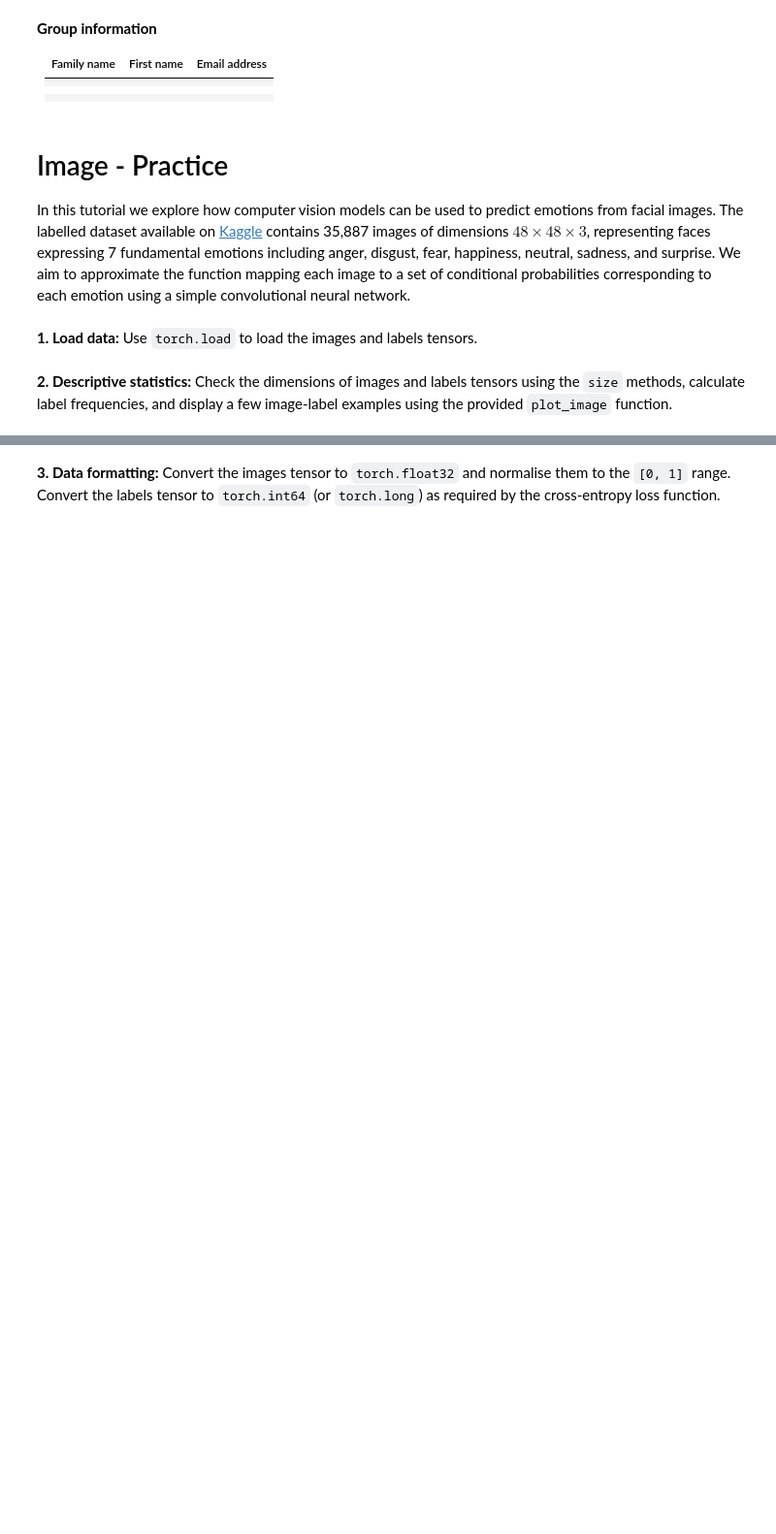
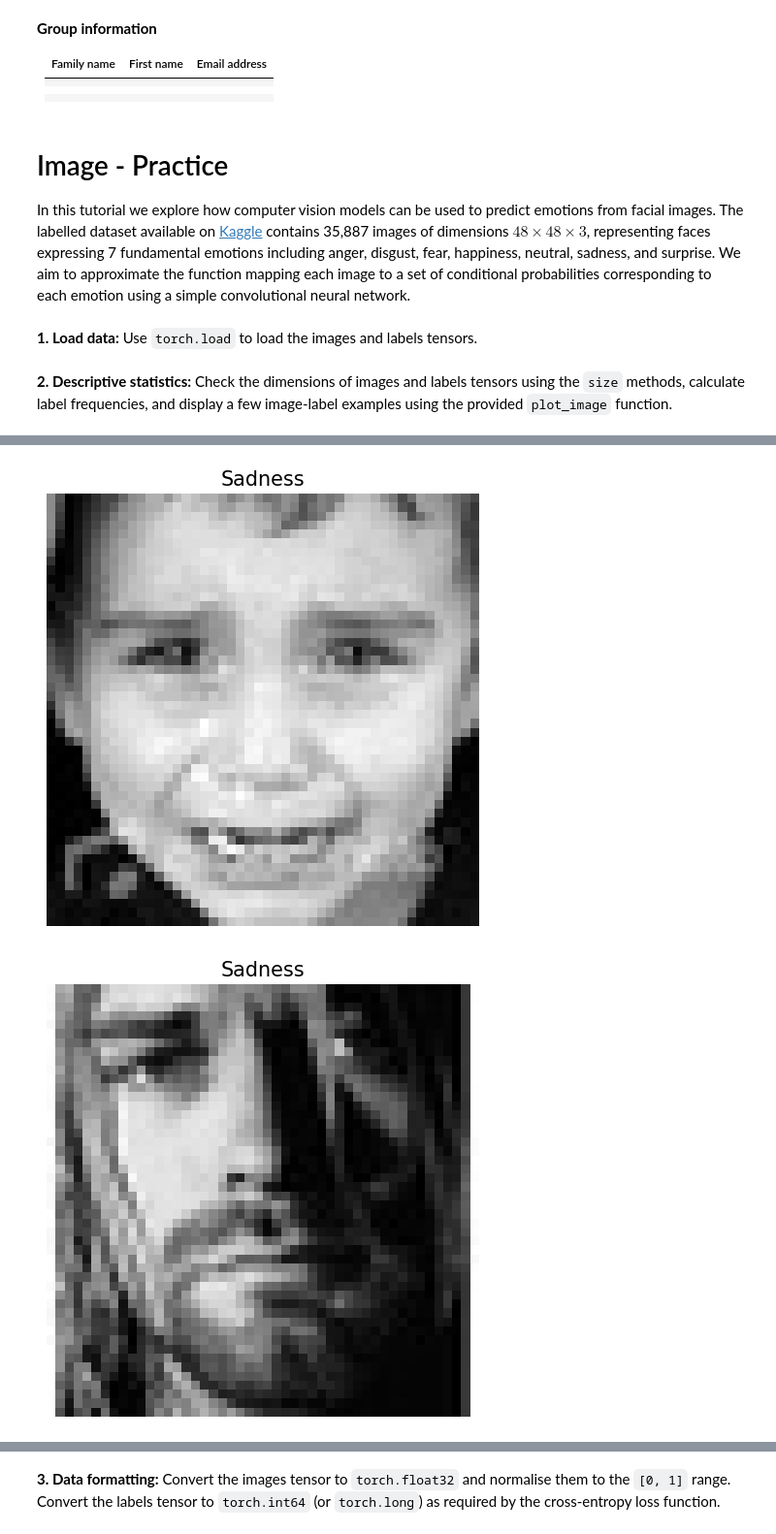
Before and after one commit to emschutt/Applied-Data-Science-Classes, a Jupyter notebook: Deep Learning/Session_4/image_practice.ipynb, the cells around one changed output, grey strips where cells are left out. Shown at 97% size. Saved outputs shown, nothing was run; the diff lists cells and outputs as text; code cells hidden in the pictures; blank space fills up the shorter version.

```diff
--- a/Deep Learning/Session_4/image_practice.ipynb
+++ b/Deep Learning/Session_4/image_practice.ipynb
@@ -57,5 +57,8 @@ def download_data():
 download_data()
 # %% [markdown]
 **1. Load data:** Use `torch.load` to load the images and labels tensors.
+# %%
+images = torch.load('emotion_images.pt')
+labels = torch.load('emotion_labels.pt')
 # %% [markdown]
 **2. Descriptive statistics:** Check the dimensions of images and labels tensors using the `size` methods, calculate label frequencies, and display a few image-label examples using the provided `plot_image` function.
@@ -61,0 +90,9 @@ download_data()
+# %%
+n = 5
+random_indices = torch.randperm(len(images))[:n]
+
+for idx in random_indices:
+    plot_image(images[idx], title=emotions[labels[idx].item()])
+# %% [output]
+[figure, added]
+[figure, added]
```
Also changed, not shown: parts of 12 cells of this notebook, 1 other file.
